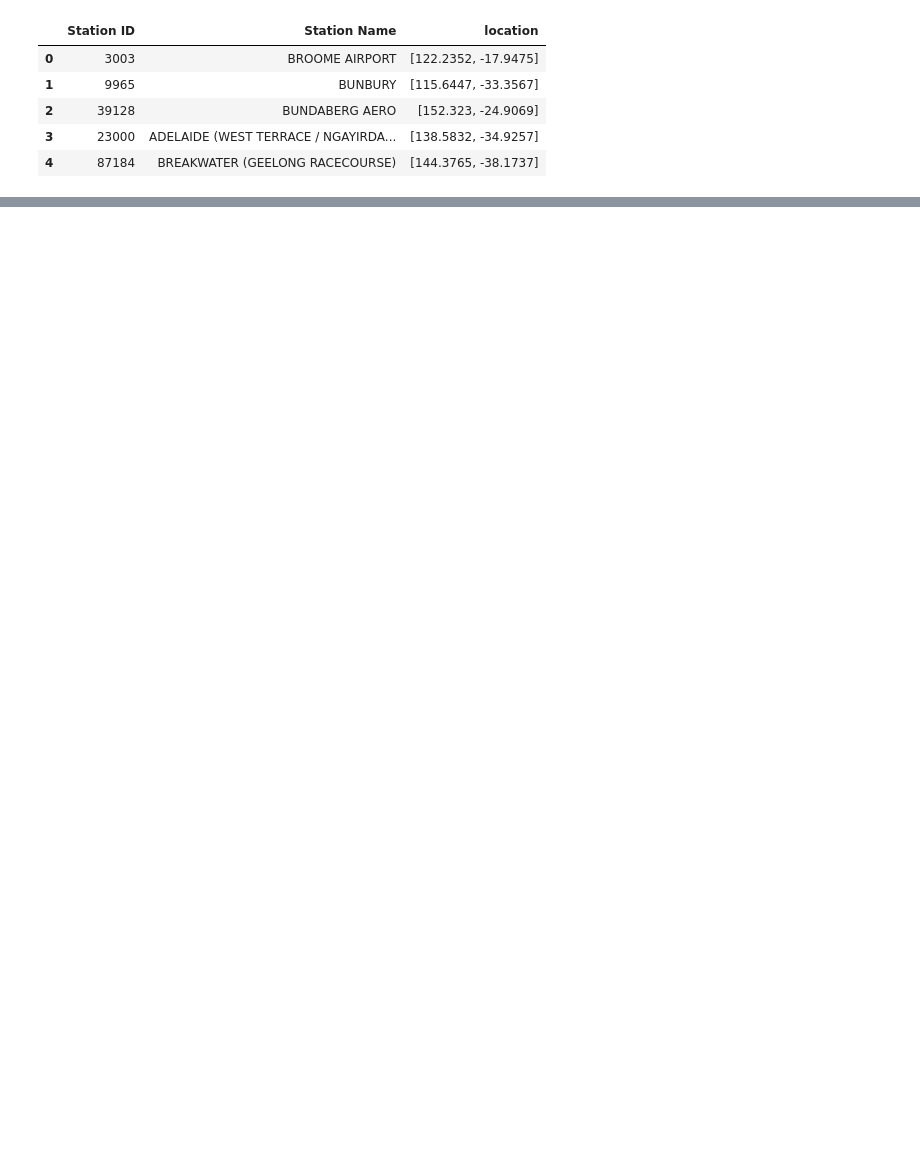
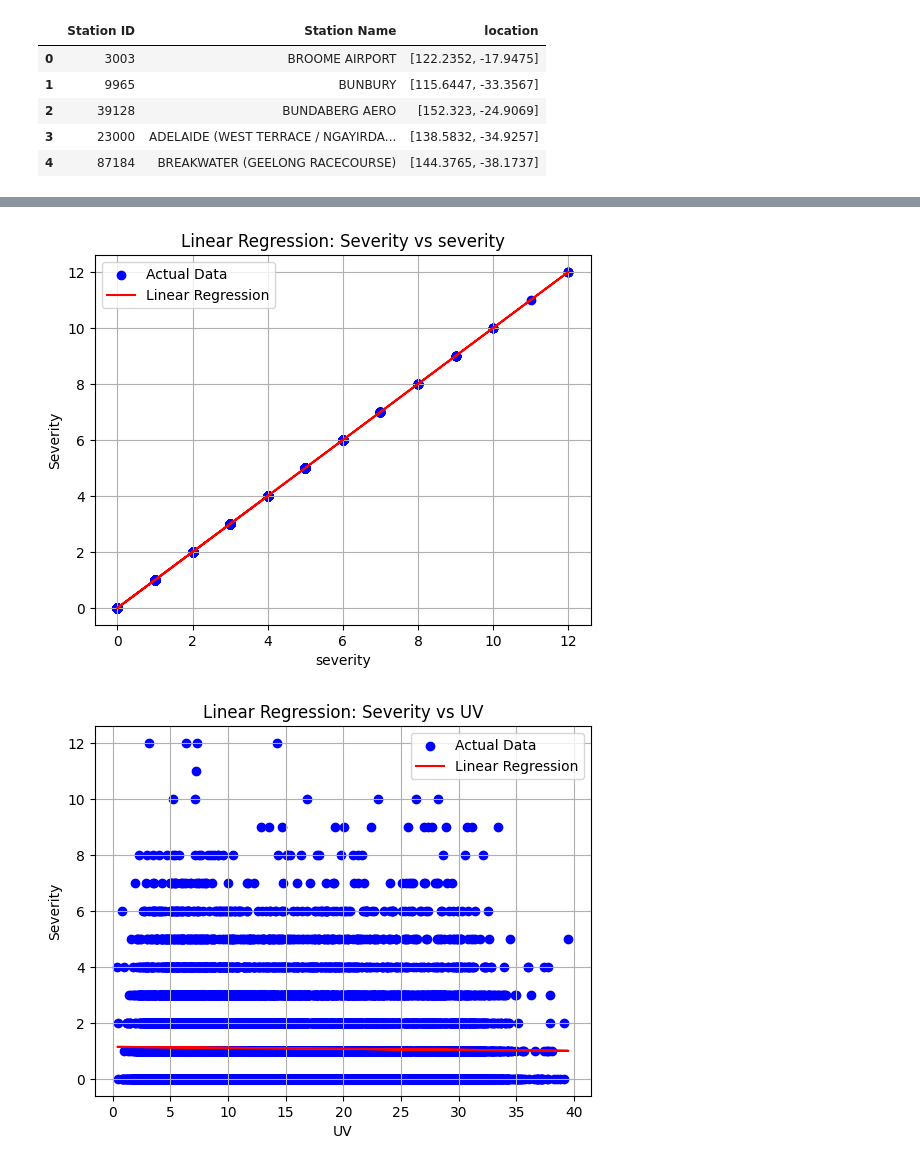
Before and after one commit to jeffphan8816/CloudDataScience, a Jupyter notebook: frontend/weathervscrashmodel.ipynb, the cells around one changed output, grey strips where cells are left out. Cells and saved outputs as stored; diff of their text form; code cells hidden in the pictures; blank space fills up the shorter version.

```diff
--- a/frontend/weathervscrashmodel.ipynb
+++ b/frontend/weathervscrashmodel.ipynb
@@ -446,0 +281,15 @@ print("P-value: ", p_value)
+# %%
+# Convert 'crash_date' column to datetime in crashes_df_copy if not done already
+crashes_df_copy['crash_date'] = pd.to_datetime(crashes_df_copy['crash_date'], dayfirst=True)
+
+# Convert 'Date' column to datetime in weather_df_copy
+weather_df_copy['Date'] = pd.to_datetime(weather_df_copy['Date'], dayfirst=True)
+
+merged_df2 = crashes_df_copy.merge(weather_df_copy, left_on=['Station ID', 'crash_date'], right_on=['Station ID', 'Date'], how='inner')
+
+#drop Date and crash_date columns
+merged_df2 = merged_df2.drop(['Date', 'crash_date','Station ID', 'location', 'longitude', 'latitude', 'light_condition', ], axis=1)
+
+#rename columns
+merged_df2 = merged_df2.rename(columns={"Max Temp": "MaxTemp", "Min Temp": "MinTemp", "Max Humid": "MaxHumid", "Min Humid": "MinHumid", "Evapo-Rain": "EvapoRain"})
+merged_df2
@@ -446,0 +310,5 @@ print("P-value: ", p_value)
+# %%
+# Group by 'crash_date' and sum up 'severity'
+crash_severity = crashes_df_copy.groupby(['crash_date','Station ID'])['severity'].sum().reset_index()
+crash_severity  = crash_severity.merge(weather_df_copy, left_on=['Station ID', 'crash_date'], right_on=['Station ID', 'Date'], how='inner')
+crash_severity
@@ -446,0 +341,38 @@ print("P-value: ", p_value)
+# %%
+#perform split on the data
+from sklearn.model_selection import train_test_split
+import numpy as np
+from sklearn.linear_model import LinearRegression, Ridge, Lasso
+from sklearn.tree import DecisionTreeRegressor
+from sklearn.ensemble import RandomForestRegressor, GradientBoostingRegressor, AdaBoostRegressor
+from sklearn.metrics import mean_squared_error
+from xgboost import XGBRegressor
+from catboost import CatBoostRegressor
+
+def linear_analysis(metric_key):
+    X = crash_severity[[metric_key]]
+    y = crash_severity['severity']
+    # Create and fit the linear regression model
+    model = LinearRegression()
+    model.fit(X, y)
+
+    # Predict using the fitted model
+    y_pred = model.predict(X)
+
+    # Plotting
+    plt.scatter(X, y, color='blue', label='Actual Data')
+    plt.plot(X, y_pred, color='red', label='Linear Regression')
+    plt.title(f'Linear Regression: Severity vs {metric_key}')
+    plt.xlabel(metric_key)
+    plt.ylabel('Severity')
+    plt.legend()
+    plt.grid(True)
+    plt.show()
+# Select only the numerical columns ( all columns except 'severity')
+numerical_columns = crash_severity.select_dtypes(include=[np.number])
+# Train and evaluate models
+for column in numerical_columns.columns.tolist():
+    linear_analysis(column)
+# %% [output]
+[figure, added]
+[figure, added]
```
Also changed, not shown: parts of 35 cells of this notebook, 5 other files.
